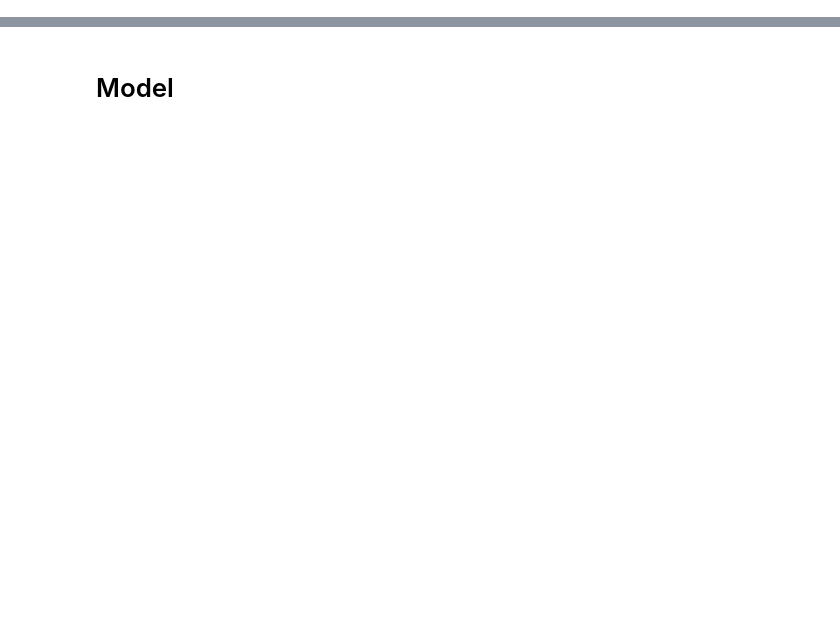
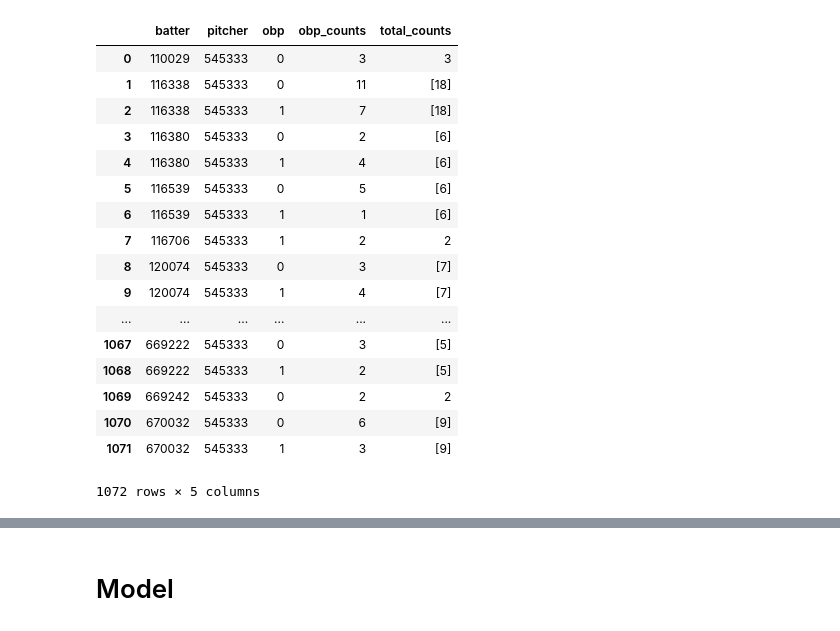
Before and after one commit to markomandic/Collaborative-Filtering-Sports, a Jupyter notebook: Baseball Collaborative Filtering.ipynb, the cells around one changed output, grey strips where cells are left out. Drawn from its saved outputs; the diff is of its cells as text; code cells hidden in the pictures; blank space fills up the shorter version.

```diff
--- a/Baseball Collaborative Filtering.ipynb
+++ b/Baseball Collaborative Filtering.ipynb
@@ -15,6 +17,12 @@ obp = ['single', 'double', 'home_run',
 # %%
 df = pd.read_csv('pitcher_data/545333_data.csv')
 df = df.drop(columns=df.columns[:5].append(df.columns[9:])).dropna()
-df = df[~df['events'].str.contains('caught|pickoff|defensive')==True]
-df['obp'] = df.events.isin(obp).astype(int)
-full_df = df
+
+obp_df = df[~df['events'].str.contains('caught|pickoff|defensive')==True]
+obp_df['obp'] = obp_df.events.isin(obp).astype(int)
+
+ba_df = df[~df['events'].str.contains('caught|pickoff|defensive|hit_by|field_error|walk|catcher_interf')==True]
+ba_df['ba'] = ba_df.events.isin(ba).astype(int)
+
+full_obp_df = obp_df
+full_ba_df = obp_df
@@ -21,3 +48,47 @@ full_df = df
+# %%
+obp_df = obp_df.groupby(['batter', 'pitcher', 'obp']).size().reset_index(name='obp_counts')
+
+def obp(row, df):
+    if row.obp:
+        if df[(df.batter == row.batter) & (df.pitcher == row.pitcher) & (row.obp==0)].empty:
+            return 1
+        else:
+
+return row.obp_counts/ (row.obp_counts + df[(df.batter == row.batter) & (df.pitcher == row.pitcher) & row.obp==0]['obp_counts'])
+    else:
+        if df[(df.batter == row.batter) & (df.pitcher == row.pitcher) & row.obp==1].empty:
+            return 0
+        else:
+            return row.obp_counts/ (row.obp_counts + df[(df.batter == row.batter) & (df.pitcher == row.pitcher) & row.obp==1]['obp_counts'])
+obp_df['obp_rate'] = obp_df.apply(lambda row: obp(row, obp_df), axis=1)
+# %%
+def total_counts(row, df):
+    if df[(df.batter == row.batter) & (df.pitcher == row.pitcher) & (df.obp!=row.obp)].empty:
+        return row.obp_counts
+    else:
+        return df[(df.batter == row.batter) & (df.pitcher == row.pitcher) & (df.obp!=row.obp)]['obp_counts'] + row.obp_counts
+obp_df['total_counts'] = obp_df.apply(lambda row: total_counts(row, obp_df), axis=1)
+# %%
+obp_df
+# %% [output]
+|  | batter | pitcher | obp | obp_counts | total_counts |
+| 0 | 110029 | 545333 | 0 | 3 | 3 |
+| 1 | 116338 | 545333 | 0 | 11 | [18] |
+| 2 | 116338 | 545333 | 1 | 7 | [18] |
+| 3 | 116380 | 545333 | 0 | 2 | [6] |
+| 4 | 116380 | 545333 | 1 | 4 | [6] |
+| 5 | 116539 | 545333 | 0 | 5 | [6] |
+| 6 | 116539 | 545333 | 1 | 1 | [6] |
+| 7 | 116706 | 545333 | 1 | 2 | 2 |
+| 8 | 120074 | 545333 | 0 | 3 | [7] |
+| 9 | 120074 | 545333 | 1 | 4 | [7] |
+| ... | ... | ... | ... | ... | ... |
+| 1067 | 669222 | 545333 | 0 | 3 | [5] |
+| 1068 | 669222 | 545333 | 1 | 2 | [5] |
+| 1069 | 669242 | 545333 | 0 | 2 | 2 |
+| 1070 | 670032 | 545333 | 0 | 6 | [9] |
+| 1071 | 670032 | 545333 | 1 | 3 | [9] |
+1072 rows × 5 columns
 # %%
 for filename in os.listdir('pitcher_data/'):
     if filename.endswith('.csv') and filename != '545333_data.csv':
```
Also changed, not shown: parts of 22 cells of this notebook, 2 other files.
